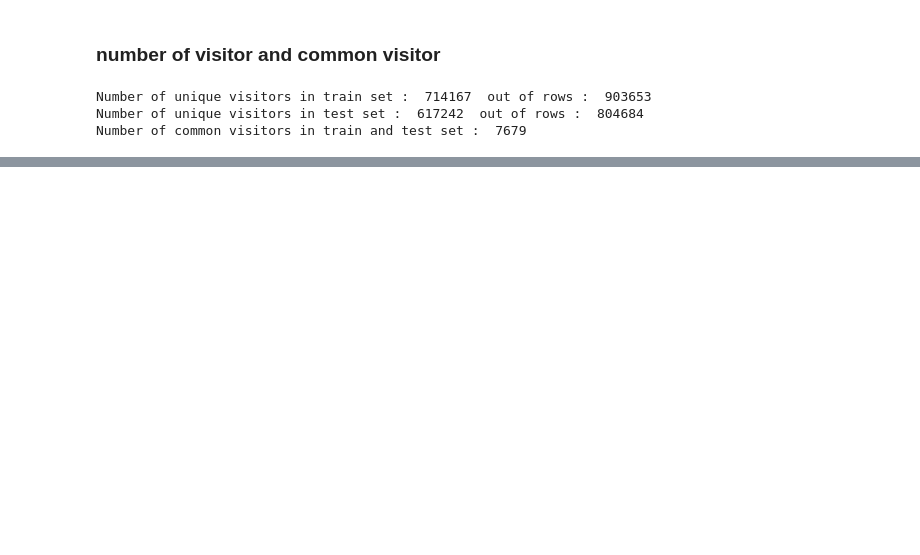
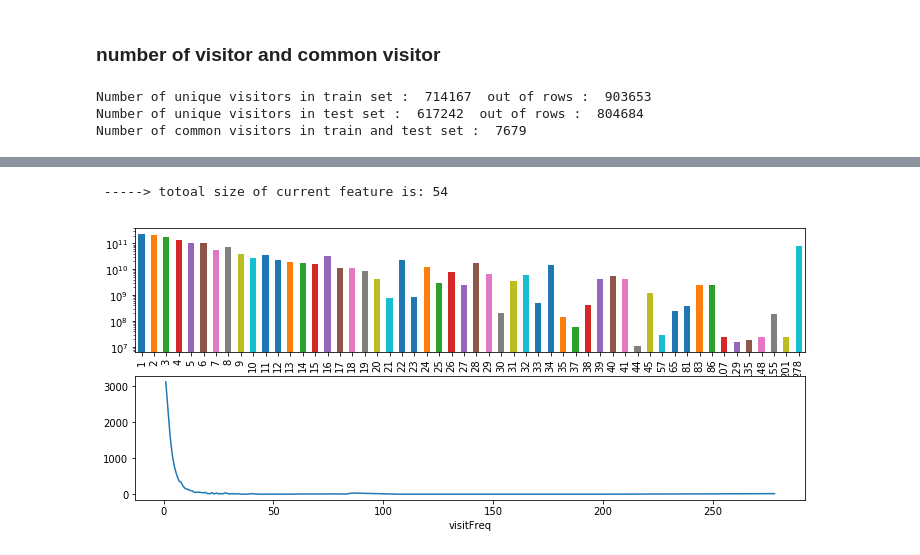
Before and after one commit to Leviyu/Kaggle_GCRevenuePrediction, a Jupyter notebook: test3.ipynb, the cells around one changed output, grey strips where cells are left out. Cells and saved outputs as stored; diff of their text form; code cells hidden in the pictures; blank space fills up the shorter version.

```diff
--- a/test3.ipynb
+++ b/test3.ipynb
@@ -476,4 +495,0 @@ variable in train not in test :  {'totals.transactionRevenue', 'trafficSource.ca
-# %%
-cols_to_drop = ['sessionId']
-train_df = train_df.drop(cols_to_drop + ['trafficSource.campaignCode'],axis=1)
-test_df = test_df.drop(cols_to_drop,axis=1)
@@ -527,12 +495,0 @@ cat_cols = ["channelGrouping", "device.browser",
-# %%
-for col in cat_cols:
-    print(col)
-    lbl = preprocessing.LabelEncoder()
-    lbl.fit(list(train_df[col].values.astype('str')) + list(test_df[col].values.astype('str')))
-    train_df[col] = lbl.transform( list(train_df[col].values.astype('str')))
-    test_df[col] = lbl.transform( list( test_df[col].values.astype('str')))
-
-num_cols = ["totals.hits", "totals.pageviews", "visitNumber", "visitStartTime", 'totals.bounces',  'totals.newVisits']
-for col in num_cols:
-    train_df[col] = train_df[col].astype(float)
-    test_df[col] = test_df[col].astype(float)
@@ -757,2 +495,0 @@ correlation_heatmap(data)
-# %%
-train_df.drop('logRevenue',inplace=True,axis=1)
@@ -776,0 +540,27 @@ train_df.columns
+# %%
+# Check relationship between the two new columns I just created
+def check_me(feat):
+    target='totals.transactionRevenue'
+#     print(train_df[feat]
+    # two plots needed for non-zero revenue cases
+    # 1. plot of relationship between feature and target, we only show the top 10
+    # 2. plot the frequency of each dimension of current feature, based on the same 10
+    # categories we show in #1
+    no_zero_df = train_df[train_df[target] > 0]
+    fig,(ax1,ax2) = plt.subplots(2,1)
+    no_zero_df.groupby(feat)[target].sum().plot(x=feat,y=target,kind='bar',logy=True,figsize=(12,5)
+                                   ,ax=ax1 )
+    no_zero_df.groupby(feat)[feat].count().plot(ax=ax2)
+    print(" -----> totoal size of current feature is:",no_zero_df.groupby(feat)[feat].size().shape[0])
+
+#     train_df.plot(x=feat,y=target)
+#     train_df[[feat,target]].plot()
+#     plt.show()
+
+#     plt.xlabel(feat,fontsize=16)
+#     plt.ylabel(target,fontsize=17)
+
+check_me('visitFreq')
+# %% [output]
+ -----> totoal size of current feature is: 54
+[figure, added]
```
Also changed, not shown: parts of 103 cells of this notebook, 15 other files.
